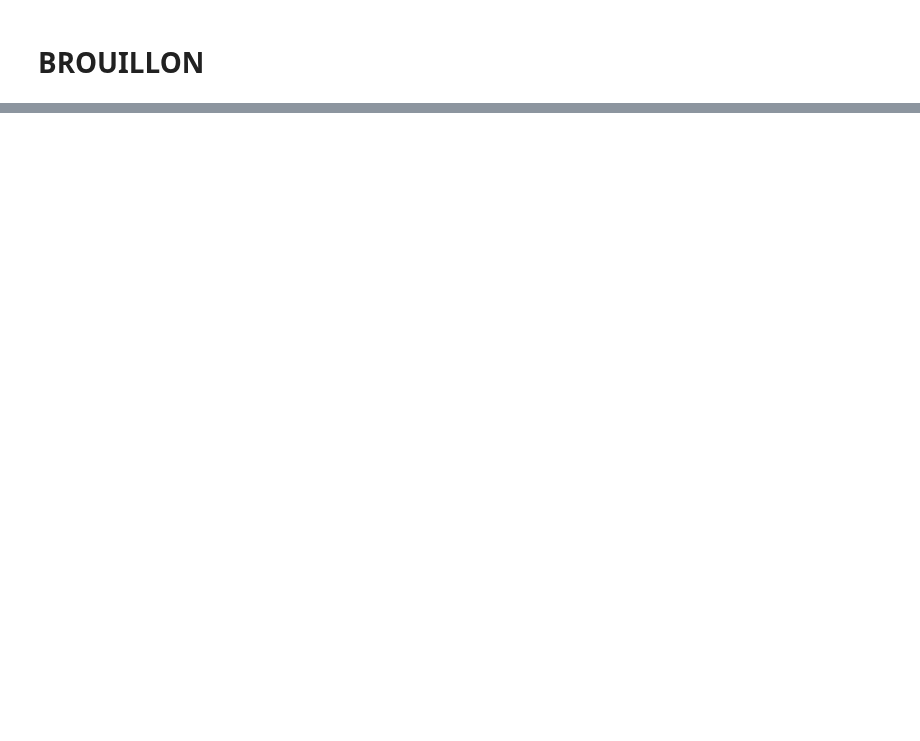
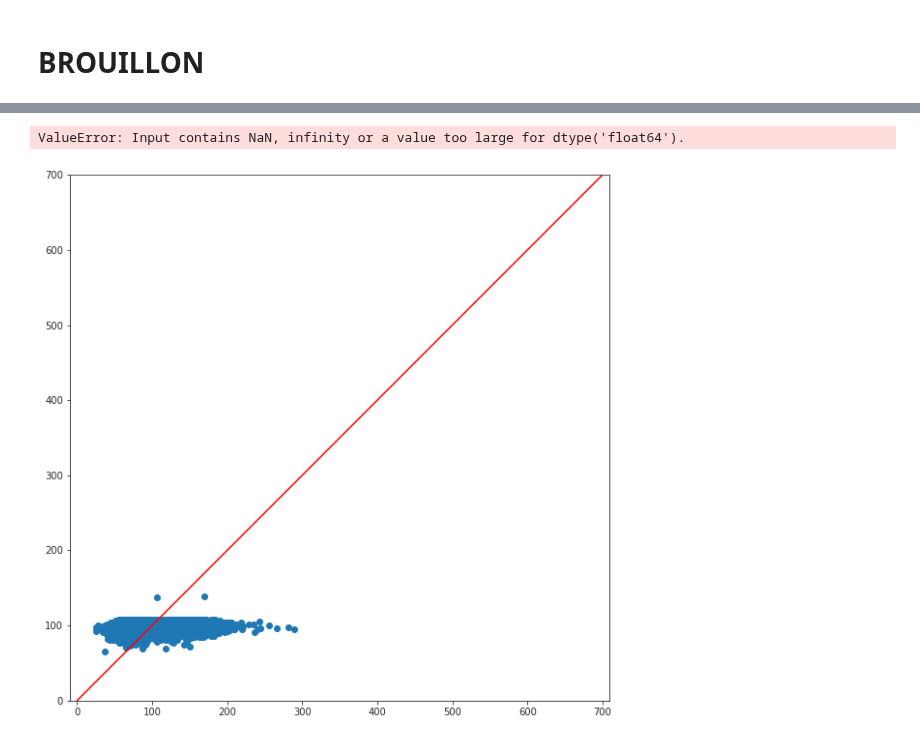
Before and after one commit to CesarRoaldes/tennis_match_time, a Jupyter notebook: Features engineering.ipynb, the cells around one changed output, grey strips where cells are left out. Drawn from its saved outputs; the diff is of its cells as text; code cells hidden in the pictures; blank space fills up the shorter version.

```diff
--- a/Features engineering.ipynb
+++ b/Features engineering.ipynb
@@ -590,0 +816,8 @@ plt.show()
+# %%
+X_qual = ['surface', 'round']
+# %%
+for variable in X_qual:
+    var_enc = pd.get_dummies(X[variable], prefix=variable, drop_first=True)
+    X.drop(variable, axis=1, inplace=True)
+    for col_enc in var_enc.columns:
+        X[col_enc] = var_enc[col_enc]
@@ -590,0 +833,7 @@ plt.show()
+# %%
+X.reset_index(inplace=True, drop=True)
+# %%
+X.dropna(axis=0, how='any', inplace=True)
+y = y[X.index]
+
+X.shape, y.shape
@@ -590,0 +851,18 @@ plt.show()
+# %%
+reg = LinearRegression().fit(X.values, y.values)
+
+y_pred = reg.predict(X.values)
+print('MSE :', mean_squared_error(y.values, y_pred),
+      '\nRsquared :', reg.score(X.values, y.values))
+# %% [output]
+ValueError: Input contains NaN, infinity or a value too large for dtype('float64').
+# %%
+plt.figure(figsize=(10,10))
+plt.scatter(y.values, y_pred)
+plt.plot([0,700], [0,700], color='red')
+plt.axis('equal')
+plt.xlim((0,700))
+plt.ylim((0,700))
+plt.show()
+# %% [output]
+[figure, added]
```
Also changed, not shown: parts of 55 cells of this notebook.
